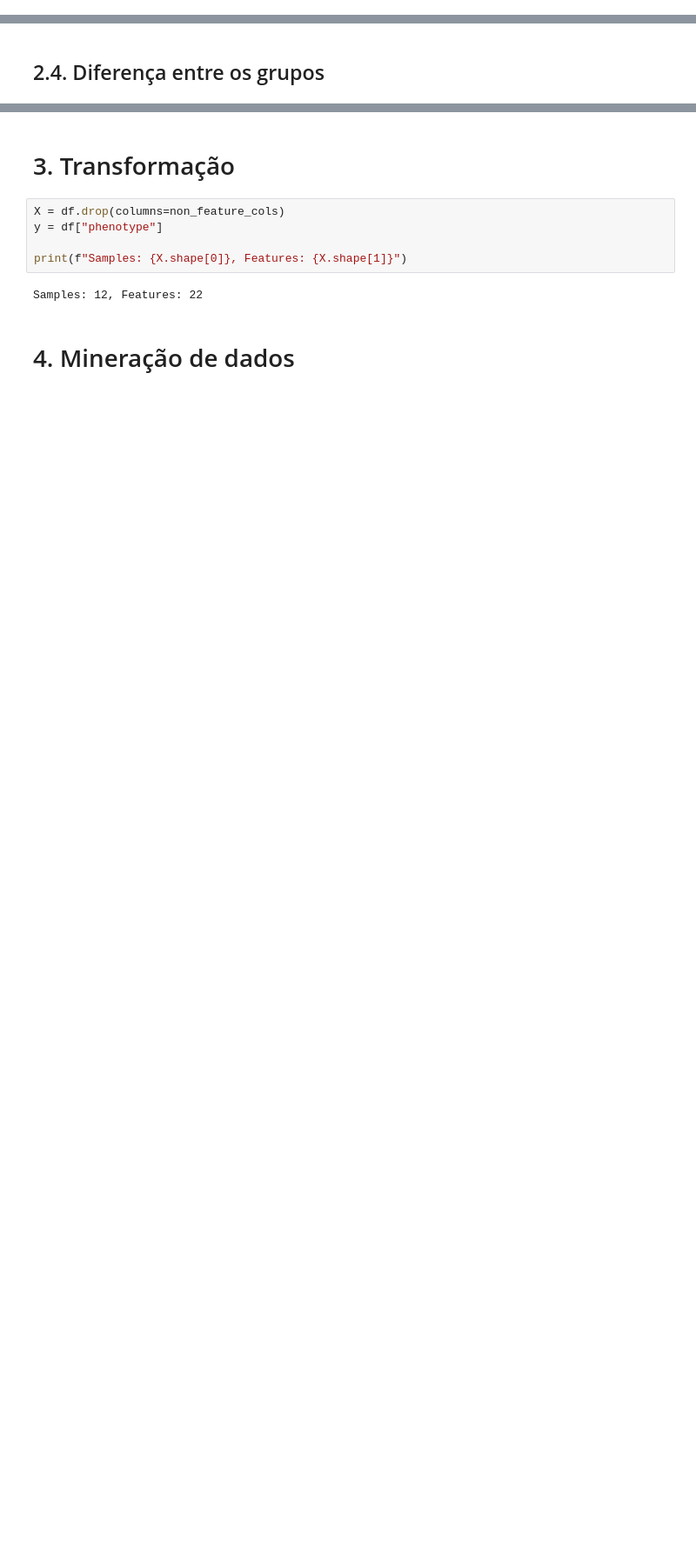
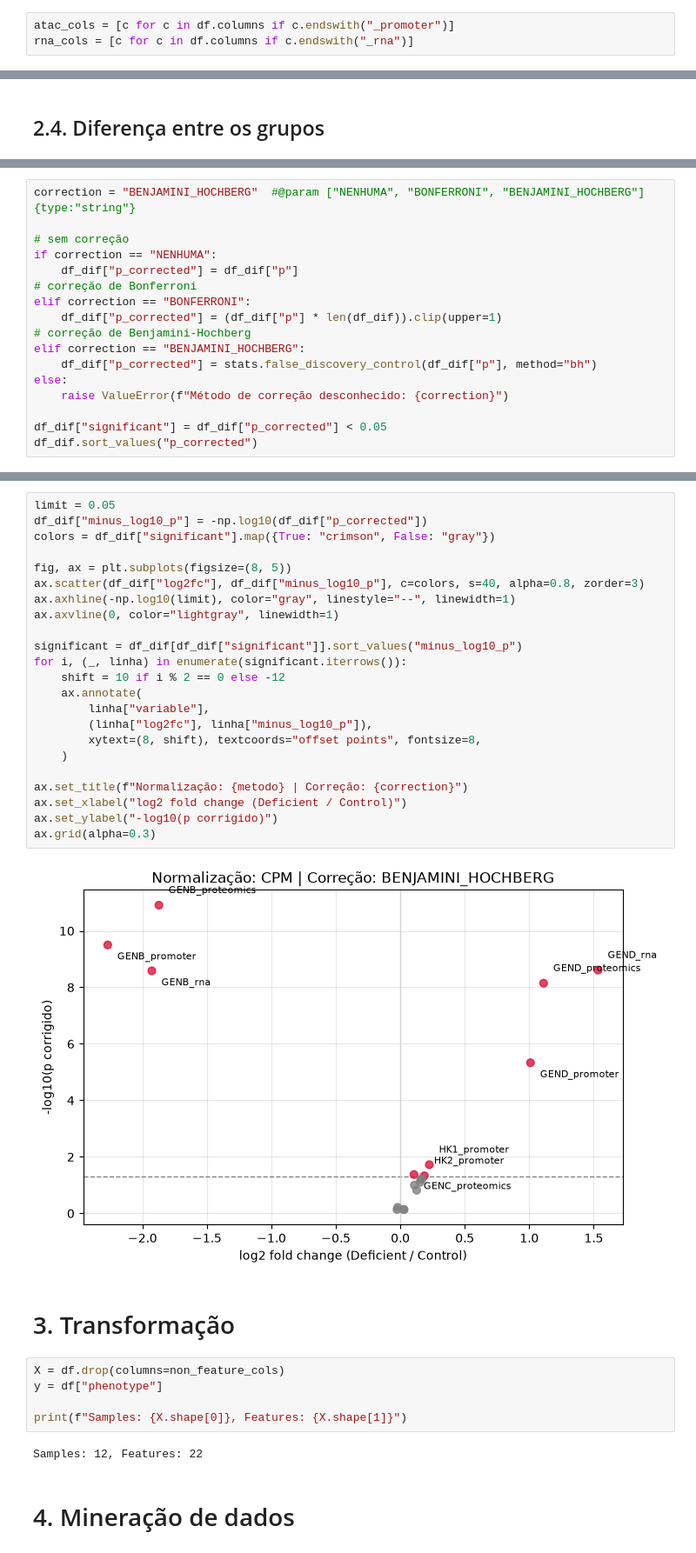
Before and after one commit to hellsdeur/multiomic, a Jupyter notebook: main.ipynb, the cells around one changed output, grey strips where cells are left out. Shown at 87% size. Cells and saved outputs as stored; diff of their text form; blank space fills up the shorter version.

```diff
--- a/main.ipynb
+++ b/main.ipynb
@@ -449,0 +439,3 @@ df_count_housekeeps
+# %%
+atac_cols = [c for c in df.columns if c.endswith("_promoter")]
+rna_cols = [c for c in df.columns if c.endswith("_rna")]
@@ -451,0 +508,17 @@ df_count_housekeeps
+# %%
+correction = "BENJAMINI_HOCHBERG"  #@param ["NENHUMA", "BONFERRONI", "BENJAMINI_HOCHBERG"] {type:"string"}
+
+# sem correção
+if correction == "NENHUMA":
+    df_dif["p_corrected"] = df_dif["p"]
+# correção de Bonferroni
+elif correction == "BONFERRONI":
+    df_dif["p_corrected"] = (df_dif["p"] * len(df_dif)).clip(upper=1)
+# correção de Benjamini-Hochberg
+elif correction == "BENJAMINI_HOCHBERG":
+    df_dif["p_corrected"] = stats.false_discovery_control(df_dif["p"], method="bh")
+else:
+    raise ValueError(f"Método de correção desconhecido: {correction}")
+
+df_dif["significant"] = df_dif["p_corrected"] < 0.05
+df_dif.sort_values("p_corrected")
@@ -452,3 +543,28 @@ df_count_housekeeps
+# %%
+limit = 0.05
+df_dif["minus_log10_p"] = -np.log10(df_dif["p_corrected"])
+colors = df_dif["significant"].map({True: "crimson", False: "gray"})
+
+fig, ax = plt.subplots(figsize=(8, 5))
+ax.scatter(df_dif["log2fc"], df_dif["minus_log10_p"], c=colors, s=40, alpha=0.8, zorder=3)
+ax.axhline(-np.log10(limit), color="gray", linestyle="--", linewidth=1)
+ax.axvline(0, color="lightgray", linewidth=1)
+
+significant = df_dif[df_dif["significant"]].sort_values("minus_log10_p")
+for i, (_, linha) in enumerate(significant.iterrows()):
+    shift = 10 if i % 2 == 0 else -12
+    ax.annotate(
+        linha["variable"],
+        (linha["log2fc"], linha["minus_log10_p"]),
+        xytext=(8, shift), textcoords="offset points", fontsize=8,
+    )
+
+ax.set_title(f"Normalização: {metodo} | Correção: {correction}")
+ax.set_xlabel("log2 fold change (Deficient / Control)")
+ax.set_ylabel("-log10(p corrigido)")
+ax.grid(alpha=0.3)
+# %% [output]
+[figure, added]
 # %% [markdown]
 # 3. Transformação
 # %%
```
Also changed, not shown: parts of 14 cells of this notebook.
